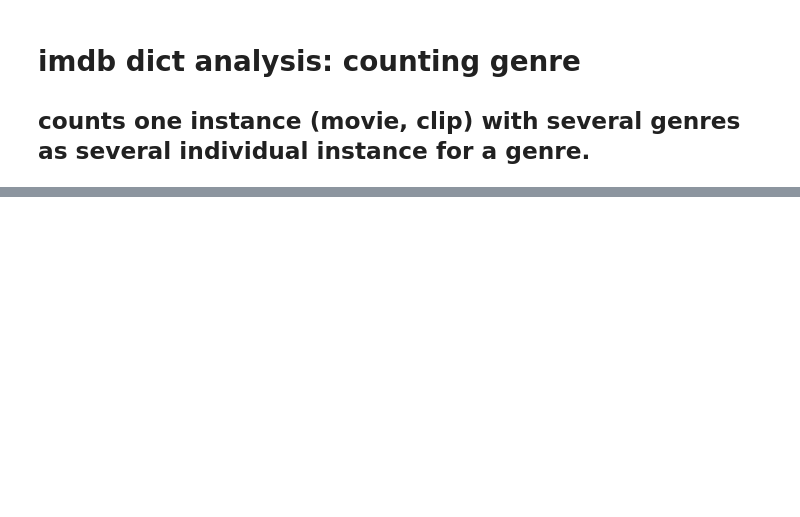
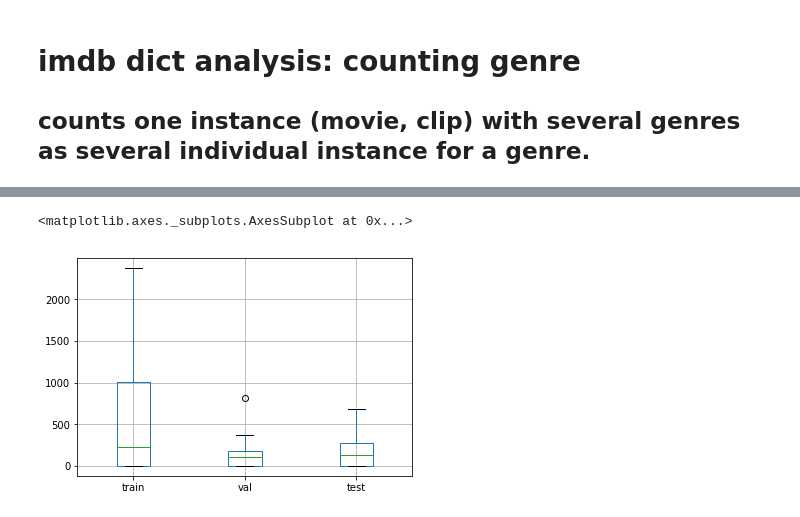
Before and after one commit to sonsus/imdb_genre_walkthru, a Jupyter notebook: analysis.ipynb, the cells around one changed output, grey strips where cells are left out. Saved outputs shown, nothing was run; the diff lists cells and outputs as text; code cells hidden in the pictures; blank space fills up the shorter version.

```diff
--- a/analysis.ipynb
+++ b/analysis.ipynb
@@ -44,0 +39,3 @@ result_df_dict["n_clip"]
+# %%
+n_clip = result_df_dict["n_clip"]
+n_clip
@@ -45,3 +59,8 @@ result_df_dict["n_clip"]
+# %%
+n_clip.T.boxplot()
+# %% [output]
+<matplotlib.axes._subplots.AxesSubplot at 0x...>
+[figure, added]
 # %%
 result_df_dict["l_clip"]
 # %% [output]
```
Also changed, not shown: parts of 34 cells of this notebook, 2 other files.
